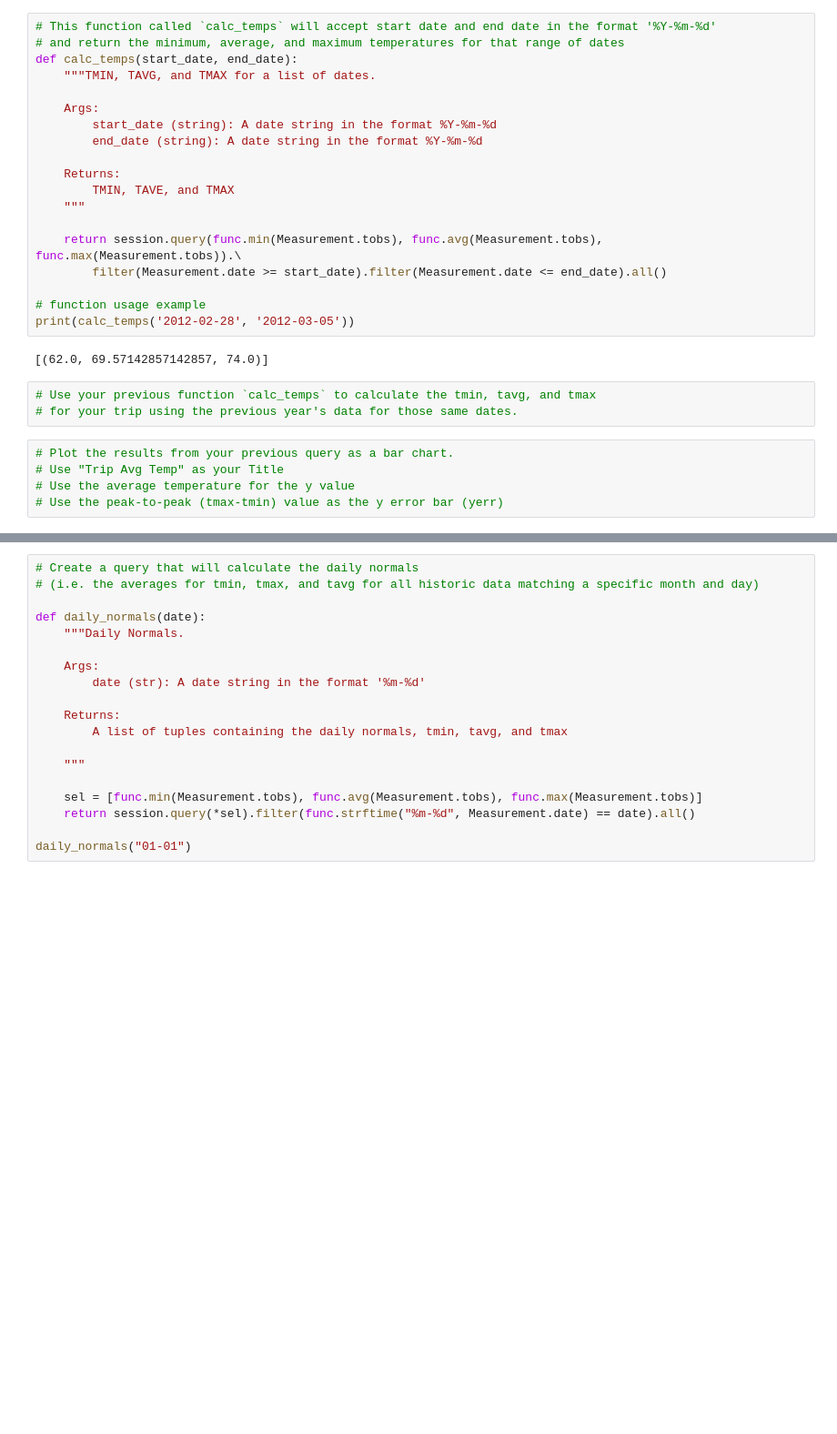
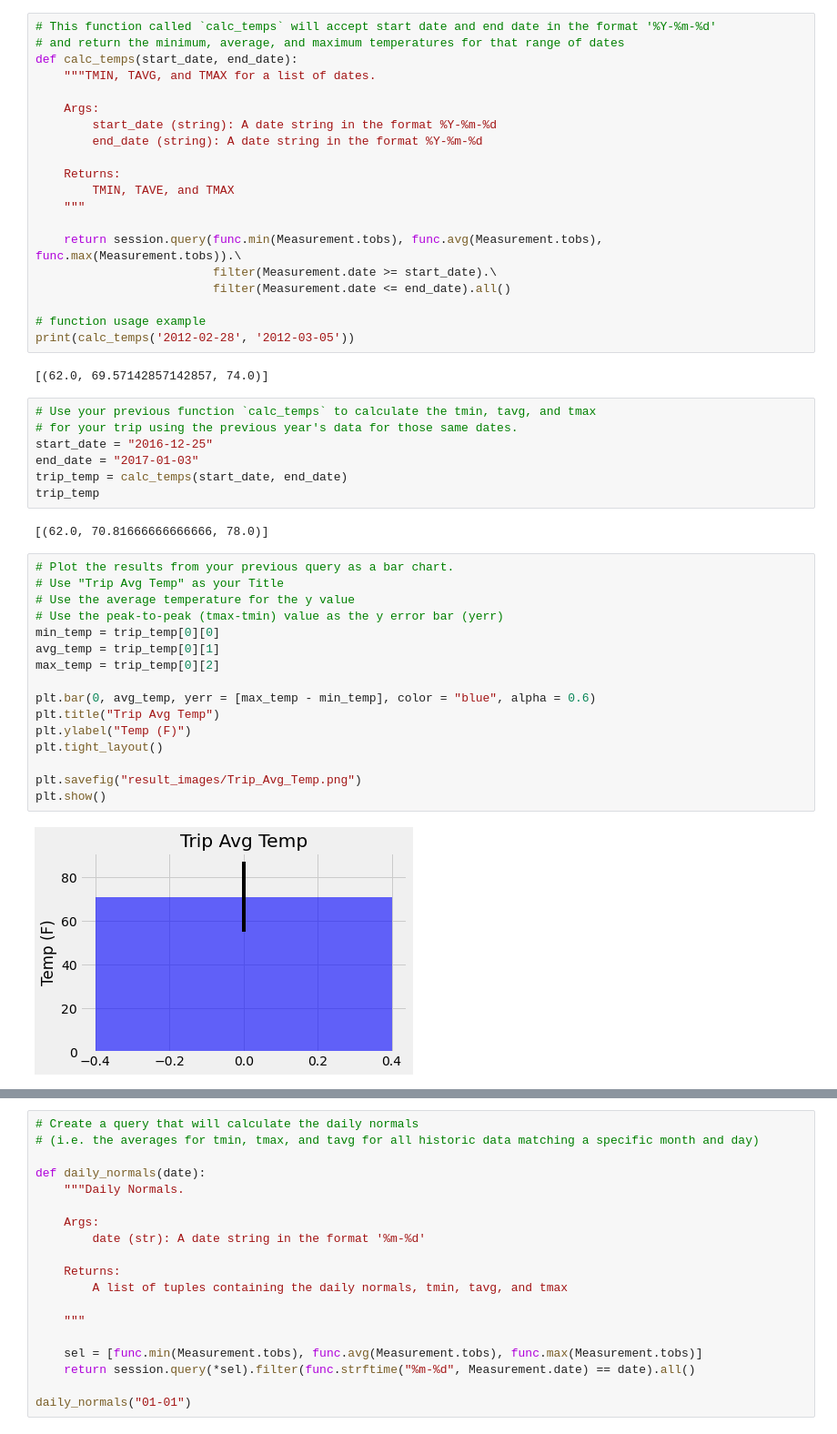
Before and after one commit to Franco1230/10-SQLalchemy-Challenge, a Jupyter notebook: SQLalchemy/climate_starter.ipynb, the cells around one changed output, grey strips where cells are left out. Shown: that part at 91% size. Saved outputs shown, nothing was run; the diff lists cells and outputs as text; blank space fills up the shorter version.

```diff
--- a/SQLalchemy/climate_starter.ipynb
+++ b/SQLalchemy/climate_starter.ipynb
@@ -292,7 +292,8 @@ def calc_temps(start_date, end_date):
     """
 
     return session.query(func.min(Measurement.tobs), func.avg(Measurement.tobs), func.max(Measurement.tobs)).\
-        filter(Measurement.date >= start_date).filter(Measurement.date <= end_date).all()
+                         filter(Measurement.date >= start_date).\
+                         filter(Measurement.date <= end_date).all()
 
 # function usage example
 print(calc_temps('2012-02-28', '2012-03-05'))
@@ -301,11 +302,30 @@ print(calc_temps('2012-02-28', '2012-03-05'))
 # %%
 # Use your previous function `calc_temps` to calculate the tmin, tavg, and tmax
 # for your trip using the previous year's data for those same dates.
+start_date = "2016-12-25"
+end_date = "2017-01-03"
+trip_temp = calc_temps(start_date, end_date)
+trip_temp
+# %% [output]
+[(62.0, 70.81666666666666, 78.0)]
 # %%
 # Plot the results from your previous query as a bar chart.
 # Use "Trip Avg Temp" as your Title
 # Use the average temperature for the y value
 # Use the peak-to-peak (tmax-tmin) value as the y error bar (yerr)
+min_temp = trip_temp[0][0]
+avg_temp = trip_temp[0][1]
+max_temp = trip_temp[0][2]
+
+plt.bar(0, avg_temp, yerr = [max_temp - min_temp], color = "blue", alpha = 0.6)
+plt.title("Trip Avg Temp")
+plt.ylabel("Temp (F)")
+plt.tight_layout()
+
+plt.savefig("result_images/Trip_Avg_Temp.png")
+plt.show()
+# %% [output]
+[figure, added]
 # %%
 # Calculate the total amount of rainfall per weather station for your trip dates using the previous year's matching dates.
 # Sort this in descending order by precipitation amount and list the station, name, latitude, longitude, and elevation
```
Also changed, not shown: parts of 17 cells of this notebook, 5 other files.
